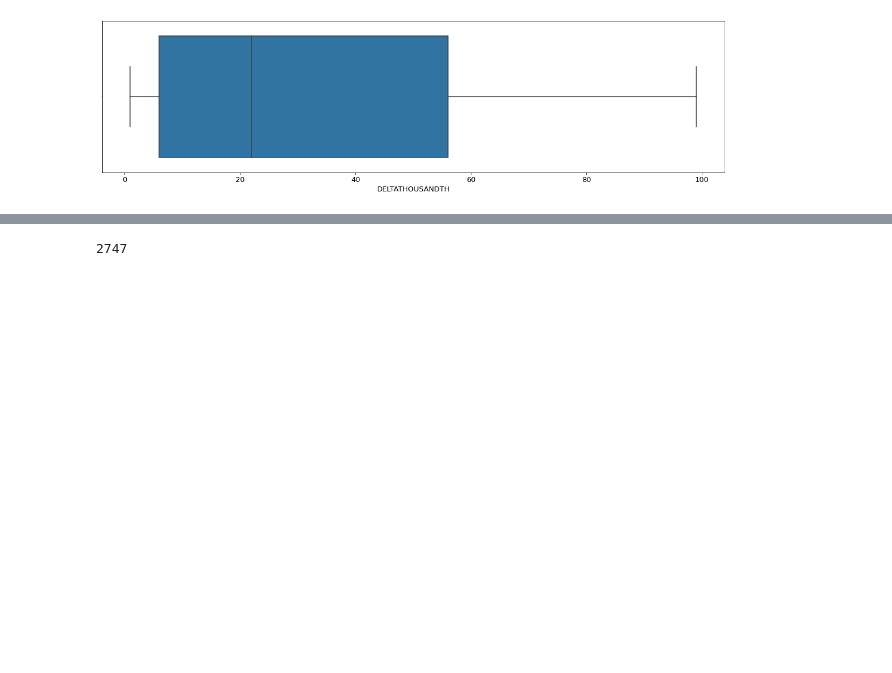
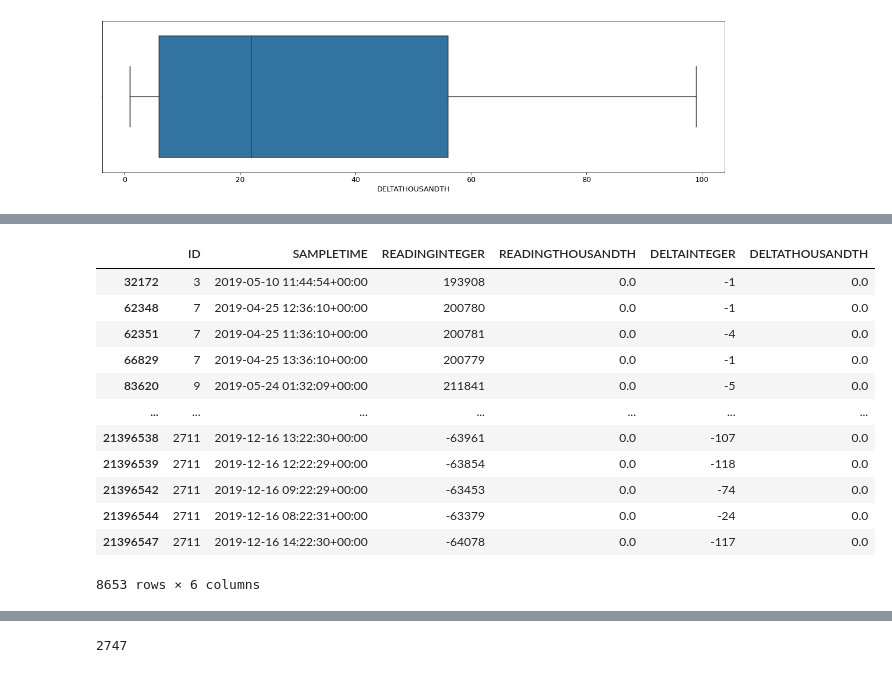
Before and after one commit to guillesanbri/water-footprint-datathon, a Jupyter notebook: Notebooks/EDA.ipynb, the cells around one changed output, grey strips where cells are left out. Drawn from its saved outputs; the diff is of its cells as text; code cells hidden in the pictures; blank space fills up the shorter version.

```diff
--- a/Notebooks/EDA.ipynb
+++ b/Notebooks/EDA.ipynb
@@ -175,0 +188,16 @@ Min: 1.0, Max: 99.0
+# %%
+df[df["DELTAINTEGER"] < 0]
+# %% [output]
+|  | ID | SAMPLETIME | READINGINTEGER | READINGTHOUSANDTH | DELTAINTEGER | DELTATHOUSANDTH |
+| 32172 | 3 | 2019-05-10 11:44:54+00:00 | 193908 | 0.0 | -1 | 0.0 |
+| 62348 | 7 | 2019-04-25 12:36:10+00:00 | 200780 | 0.0 | -1 | 0.0 |
+| 62351 | 7 | 2019-04-25 11:36:10+00:00 | 200781 | 0.0 | -4 | 0.0 |
+| 66829 | 7 | 2019-04-25 13:36:10+00:00 | 200779 | 0.0 | -1 | 0.0 |
+| 83620 | 9 | 2019-05-24 01:32:09+00:00 | 211841 | 0.0 | -5 | 0.0 |
+| ... | ... | ... | ... | ... | ... | ... |
+| 21396538 | 2711 | 2019-12-16 13:22:30+00:00 | -63961 | 0.0 | -107 | 0.0 |
+| 21396539 | 2711 | 2019-12-16 12:22:29+00:00 | -63854 | 0.0 | -118 | 0.0 |
+| 21396542 | 2711 | 2019-12-16 09:22:29+00:00 | -63453 | 0.0 | -74 | 0.0 |
+| 21396544 | 2711 | 2019-12-16 08:22:31+00:00 | -63379 | 0.0 | -24 | 0.0 |
+| 21396547 | 2711 | 2019-12-16 14:22:30+00:00 | -64078 | 0.0 | -117 | 0.0 |
+8653 rows × 6 columns
```
Also changed, not shown: parts of 9 cells of this notebook, 1 other file.
